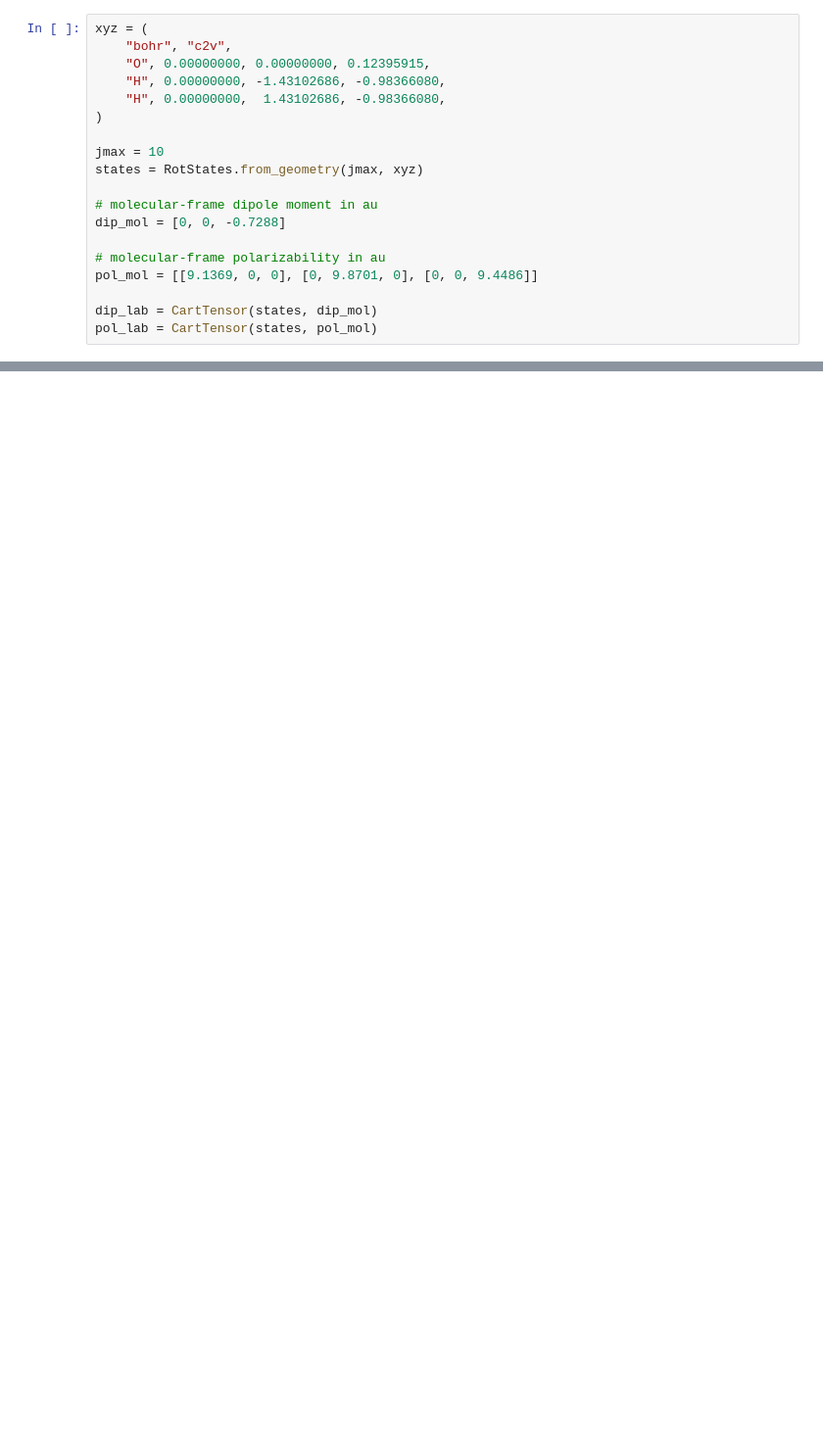
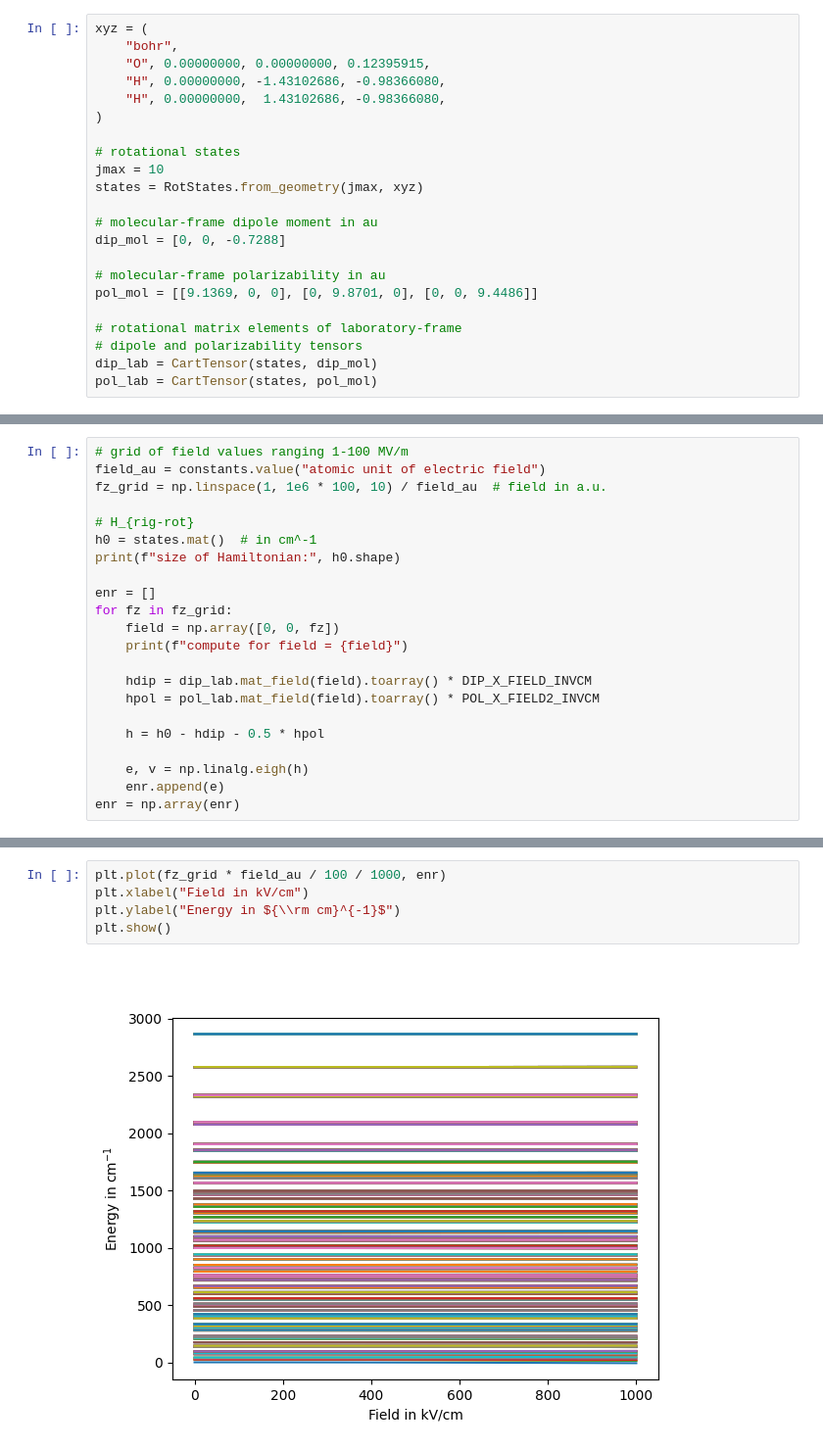
Before and after one commit to robochimps/richmol, a Jupyter notebook: examples/water_rigrot.ipynb, the cells around one changed output, grey strips where cells are left out. Shown: that part at 98% size. Drawn from its saved outputs; the diff is of its cells as text; blank space fills up the shorter version.

Commit message:
Add matrix elements helping functions, docs, example of Stark effect calculation for water

```diff
--- a/examples/water_rigrot.ipynb
+++ b/examples/water_rigrot.ipynb
@@ -6,11 +17,12 @@ from richmol.cartens import CartTensor
 # %%
 xyz = (
-    "bohr", "c2v",
+    "bohr",
     "O", 0.00000000, 0.00000000, 0.12395915,
     "H", 0.00000000, -1.43102686, -0.98366080,
     "H", 0.00000000,  1.43102686, -0.98366080,
 )
 
+# rotational states
 jmax = 10
 states = RotStates.from_geometry(jmax, xyz)
 
@@ -20,6 +32,8 @@ dip_mol = [0, 0, -0.7288]
 # molecular-frame polarizability in au
 pol_mol = [[9.1369, 0, 0], [0, 9.8701, 0], [0, 0, 9.4486]]
 
+# rotational matrix elements of laboratory-frame
+# dipole and polarizability tensors
 dip_lab = CartTensor(states, dip_mol)
 pol_lab = CartTensor(states, pol_mol)
 # %% [output]
@@ -42,0 +63,22 @@ solve for J = 4
+# %%
+# grid of field values ranging 1-100 MV/m
+field_au = constants.value("atomic unit of electric field")
+fz_grid = np.linspace(1, 1e6 * 100, 10) / field_au  # field in a.u.
+
+# H_{rig-rot}
+h0 = states.mat()  # in cm^-1
+print(f"size of Hamiltonian:", h0.shape)
+
+enr = []
+for fz in fz_grid:
+    field = np.array([0, 0, fz])
+    print(f"compute for field = {field}")
+
+    hdip = dip_lab.mat_field(field).toarray() * DIP_X_FIELD_INVCM
+    hpol = pol_lab.mat_field(field).toarray() * POL_X_FIELD2_INVCM
+
+    h = h0 - hdip - 0.5 * hpol
+
+    e, v = np.linalg.eigh(h)
+    enr.append(e)
+enr = np.array(enr)
@@ -42,0 +97,7 @@ solve for J = 4
+# %%
+plt.plot(fz_grid * field_au / 100 / 1000, enr)
+plt.xlabel("Field in kV/cm")
+plt.ylabel("Energy in ${\\rm cm}^{-1}$")
+plt.show()
+# %% [output]
+[figure, added]
```
Also changed, not shown: parts of 7 cells of this notebook, 2 other files.
